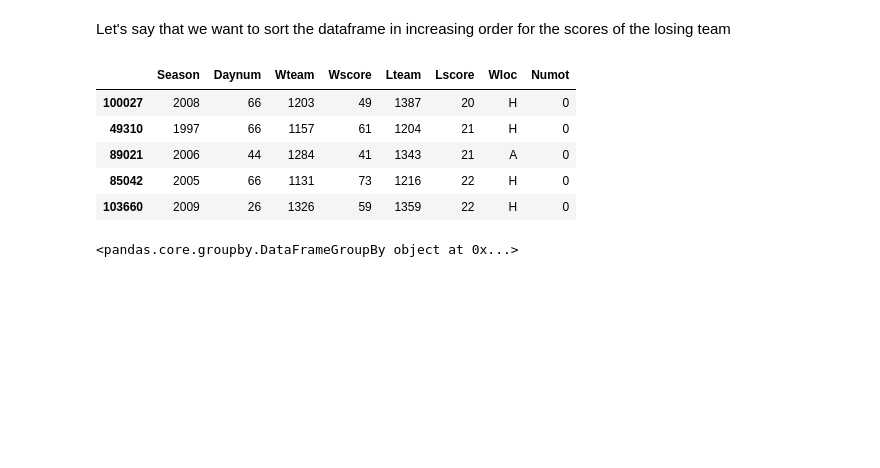
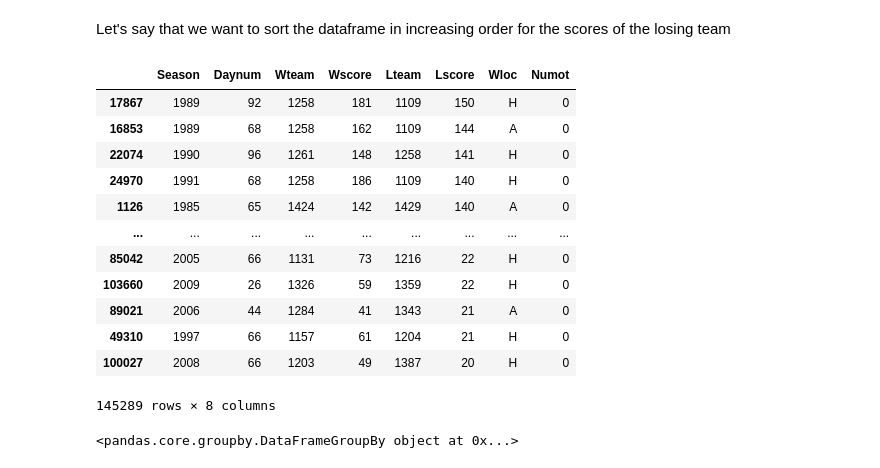
Before and after one commit to xiaoqinwangmax/course_materials, a Jupyter notebook: ch0/scripts/Pandas Tutorial.ipynb, the cells around one changed output. Cells and saved outputs as stored; diff of their text form; code cells hidden in the pictures; blank space fills up the shorter version.

```diff
--- a/ch0/scripts/Pandas Tutorial.ipynb
+++ b/ch0/scripts/Pandas Tutorial.ipynb
@@ -190,14 +218,21 @@ If you'd like to see more discussion on how loc and iloc are different, check ou
 # %% [markdown]
 Let's say that we want to sort the dataframe in increasing order for the scores of the losing team
 # %%
-df.sort_values('Lscore').head()
+df.sort_values('Lscore', ascending=False)
 # %% [output]
 |  | Season | Daynum | Wteam | Wscore | Lteam | Lscore | Wloc | Numot |
-| 100027 | 2008 | 66 | 1203 | 49 | 1387 | 20 | H | 0 |
-| 49310 | 1997 | 66 | 1157 | 61 | 1204 | 21 | H | 0 |
-| 89021 | 2006 | 44 | 1284 | 41 | 1343 | 21 | A | 0 |
+| 17867 | 1989 | 92 | 1258 | 181 | 1109 | 150 | H | 0 |
+| 16853 | 1989 | 68 | 1258 | 162 | 1109 | 144 | A | 0 |
+| 22074 | 1990 | 96 | 1261 | 148 | 1258 | 141 | H | 0 |
+| 24970 | 1991 | 68 | 1258 | 186 | 1109 | 140 | H | 0 |
+| 1126 | 1985 | 65 | 1424 | 142 | 1429 | 140 | A | 0 |
+| ... | ... | ... | ... | ... | ... | ... | ... | ... |
 | 85042 | 2005 | 66 | 1131 | 73 | 1216 | 22 | H | 0 |
 | 103660 | 2009 | 26 | 1326 | 59 | 1359 | 22 | H | 0 |
+| 89021 | 2006 | 44 | 1284 | 41 | 1343 | 21 | A | 0 |
+| 49310 | 1997 | 66 | 1157 | 61 | 1204 | 21 | H | 0 |
+| 100027 | 2008 | 66 | 1203 | 49 | 1387 | 20 | H | 0 |
+145289 rows × 8 columns
 # %%
 df.groupby('Lscore')
 # %% [output]
```
Also changed, not shown: parts of 11 cells of this notebook, 13 other files.
